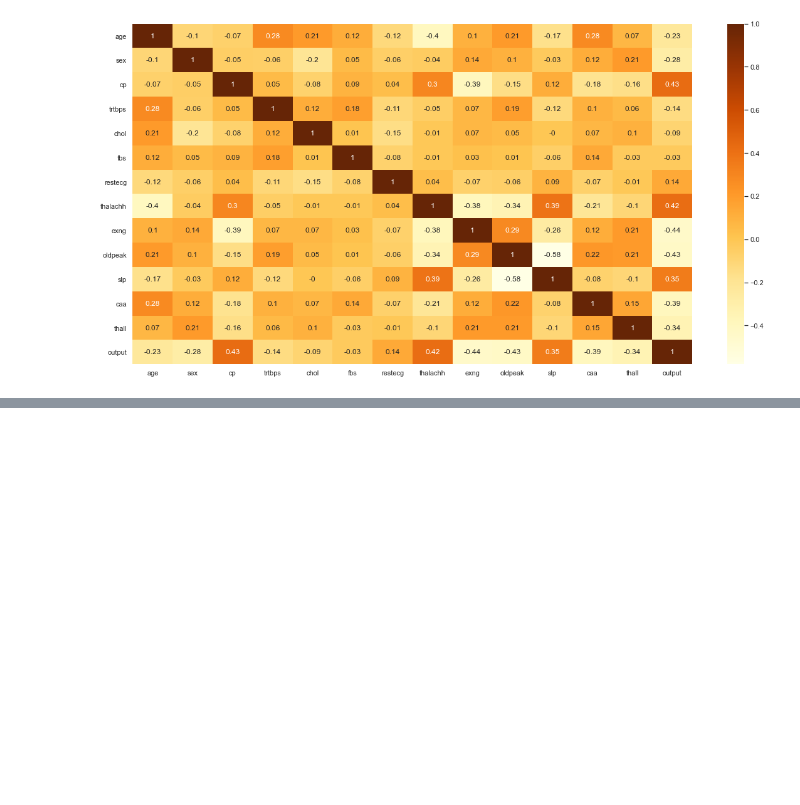
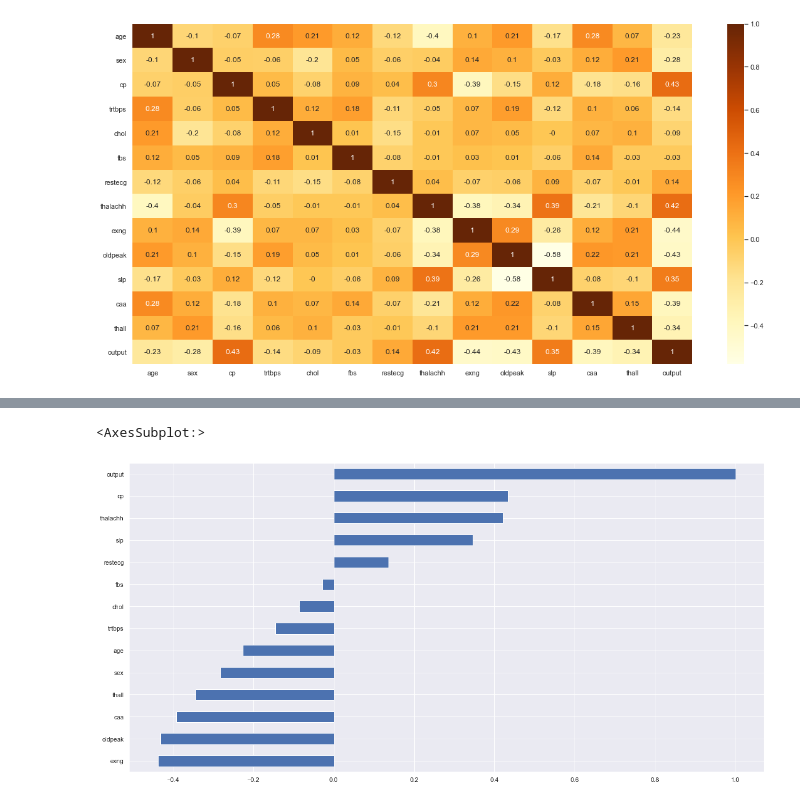
Before and after one commit to AndreaViviani89/Hipocratia_challenge, a Jupyter notebook: Eda.ipynb, the cells around one changed output, grey strips where cells are left out. Cells and saved outputs as stored; diff of their text form; code cells hidden in the pictures; blank space fills up the shorter version.

```diff
--- a/Eda.ipynb
+++ b/Eda.ipynb
@@ -53,0 +78,5 @@ plt.show()
+# %%
+df.corr()["output"].sort_values().plot.barh()
+# %% [output]
+<AxesSubplot:>
+[figure, added]
```
Also changed, not shown: parts of 4 cells of this notebook.
